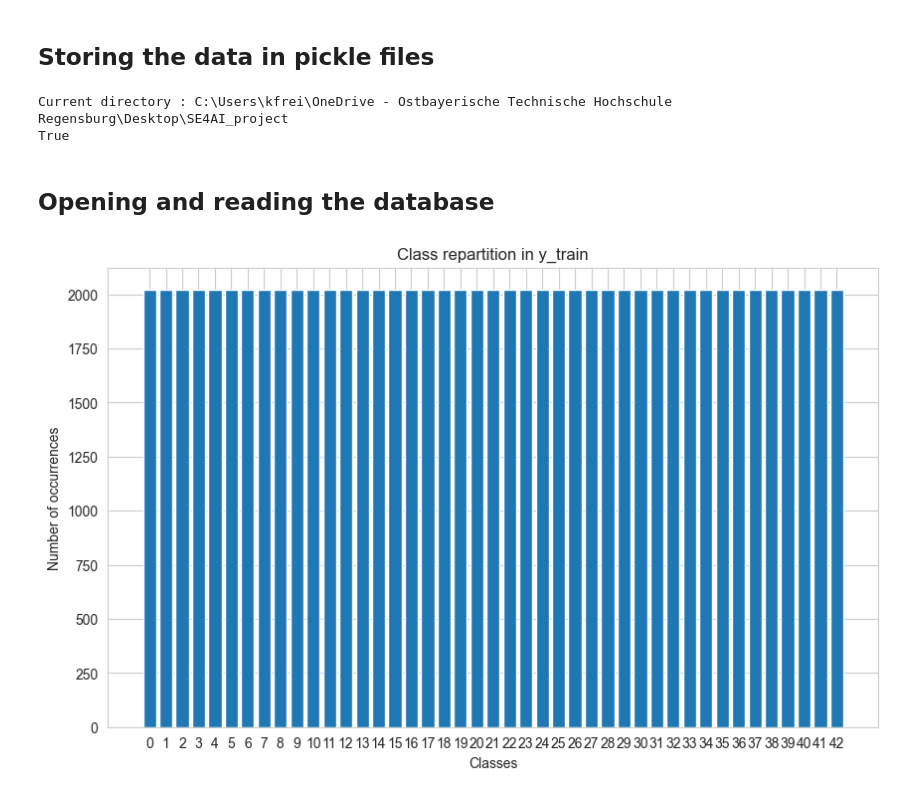
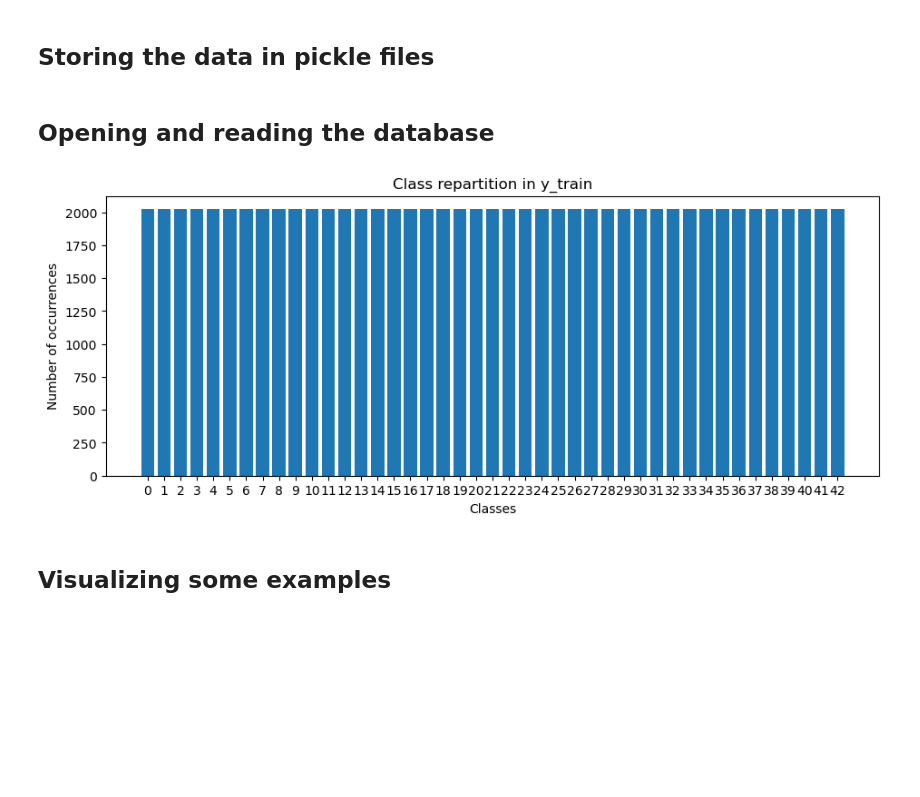
Before and after one commit to gvandevi/FDSML, a Jupyter notebook: DataPreprocessing.ipynb, the cells around one changed output. Cells and saved outputs as stored; diff of their text form; code cells hidden in the pictures; blank space fills up the shorter version.

```diff
--- a/DataPreprocessing.ipynb
+++ b/DataPreprocessing.ipynb
@@ -19,3 +14,8 @@ base_path = r'C:\Users\kfrei\OneDrive - Ostbayerische Technische Hochschule Rege
+# %%
+# Folder where the database from kaggle is stored
+source_path = 'F:/input'
+# Folder where the pickle files will be saved
+target_path = '../FDSML_data/'
 # %% [markdown]
 ## Loading the database
 # %%
@@ -42,13 +40,5 @@ data['x_validation'].shape=(4410, 32, 32, 3)
 data['x_test'].shape=(12630, 32, 32, 3)
 # %% [markdown]
 ## Storing the data in pickle files
-# %%
-import os
-current_directory = os.getcwd()
-print("Current directory :", current_directory)
-print(os.path.exists("../SE4AI_data/"))
-# %% [output]
-Current directory : C:\Users\kfrei\OneDrive - Ostbayerische Technische Hochschule Regensburg\Desktop\SE4AI_project
-True
 # %%
 # Save datasets
@@ -63,20 +52,19 @@ save_data_pickle(data['y_test'], "../SE4AI_data/y_test"+str(pickle_index)+".pick
 # %% [markdown]
 ## Opening and reading the database
 # %%
-x_train, y_train, x_val, y_val, x_test, y_test = load_data_from_pickle(pickle_index)
+x_train, y_train, x_val, y_val, x_test, y_test = load_data_from_pickle(pickle_index,target_path)
 # %%
 #Checking the repartition within training data
 unique, counts = np.unique(y_train, return_counts=True)
-
 # Historgramm
-plt.figure(figsize=(10, 6))
+plt.figure(figsize=(11, 4))
 plt.bar(unique, counts, tick_label=unique)
 plt.xlabel('Classes')
 plt.ylabel('Number of occurrences')
 plt.title('Class repartition in y_train')
 plt.show()
-
-# The training data is perfectly balanced
 # %% [output]
-[figure, old version]
+[figure, new version]
+# %% [markdown]
+## Visualizing some examples
 # %%
```
Also changed, not shown: parts of 5 cells of this notebook, 2 other files.
